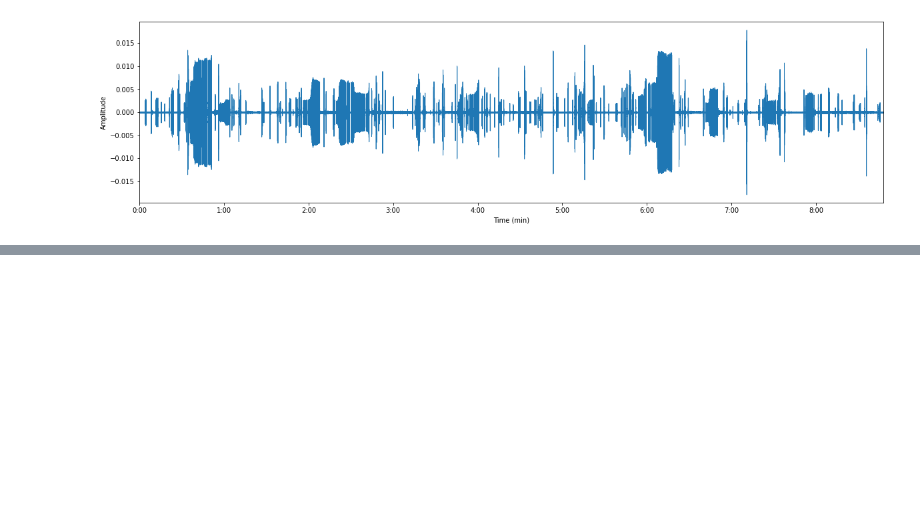
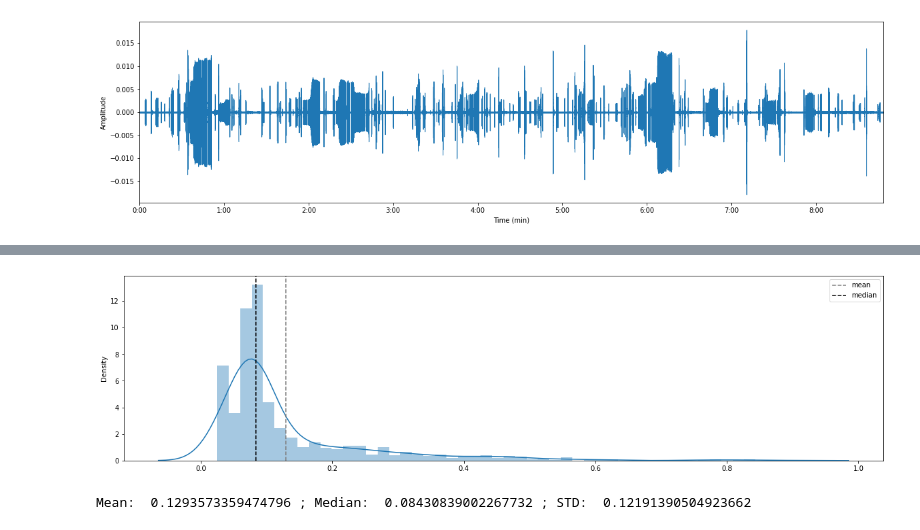
Before and after one commit to james-bole-pan/Xenopus_signal_processing, a Jupyter notebook: Wave_Envelope.ipynb, the cells around one changed output, grey strips where cells are left out. Cells and saved outputs as stored; diff of their text form; code cells hidden in the pictures; blank space fills up the shorter version.

```diff
--- a/Wave_Envelope.ipynb
+++ b/Wave_Envelope.ipynb
@@ -103,4 +193,0 @@ plt.show()
-# %%
-#find peaks using hilbert signal
-#assumption: peaks of calling are at least 0.025 seconds apart
-peaks, _  = scipy.signal.find_peaks(hilbert_signal,height=0.001,distance=0.025*44100)
@@ -237,7 +193,0 @@ plt.show()
-# %%
-peaks,_ = signal.find_peaks(y_smoothed,height=0.00005)
-plt.figure(figsize=(20,5))
-plt.plot(x_time,y_smoothed)
-plt.plot(x_time[peaks], y_smoothed[peaks], 'o')
-#plt.xlim(40*44100, 41*44100)
-plt.show()
@@ -249,0 +198,6 @@ len(peaks)
+# %%
+_,mean,median,std = get_rapping_IPI_stats(peaks,x_time)
+print("Mean: ", mean,"; Median: ",median, "; STD: ", std)
+# %% [output]
+[figure, added]
+Mean:  0.1293573359474796 ; Median:  0.08430839002267732 ; STD:  0.12191390504923662
```
Also changed, not shown: parts of 42 cells of this notebook.
